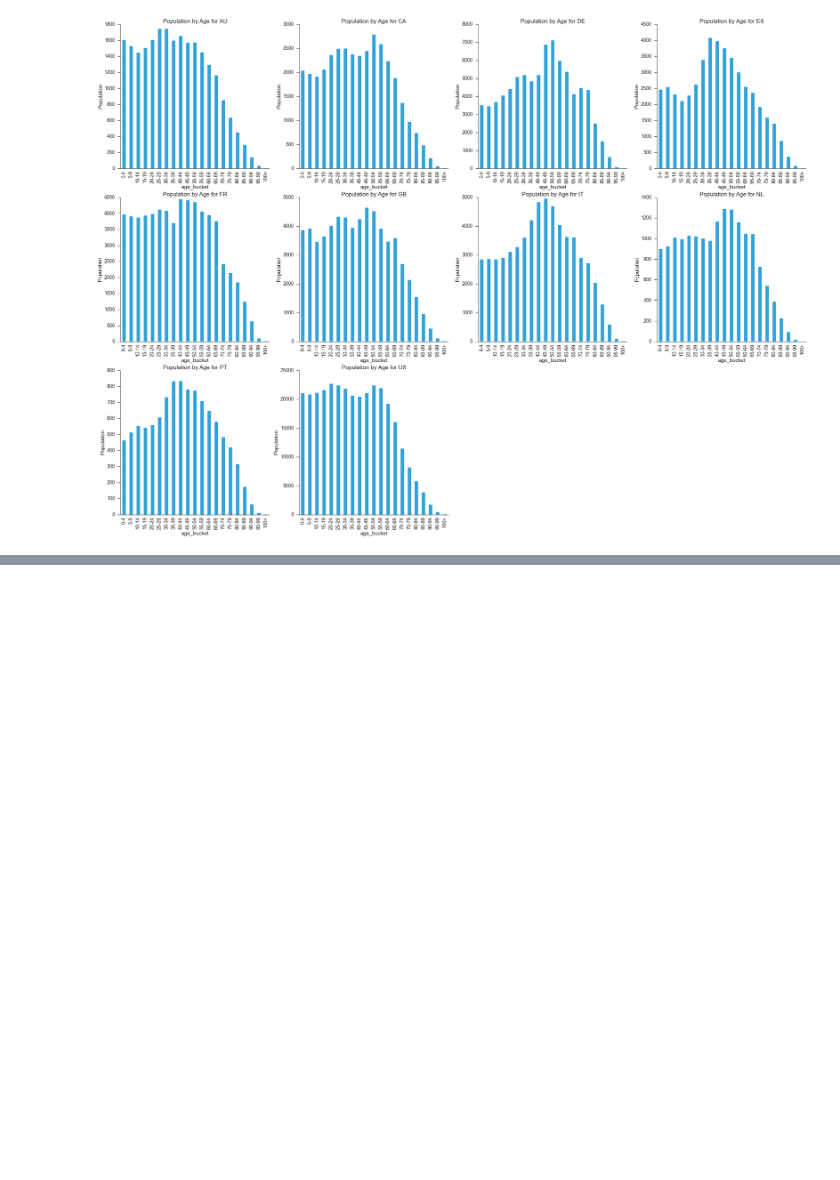
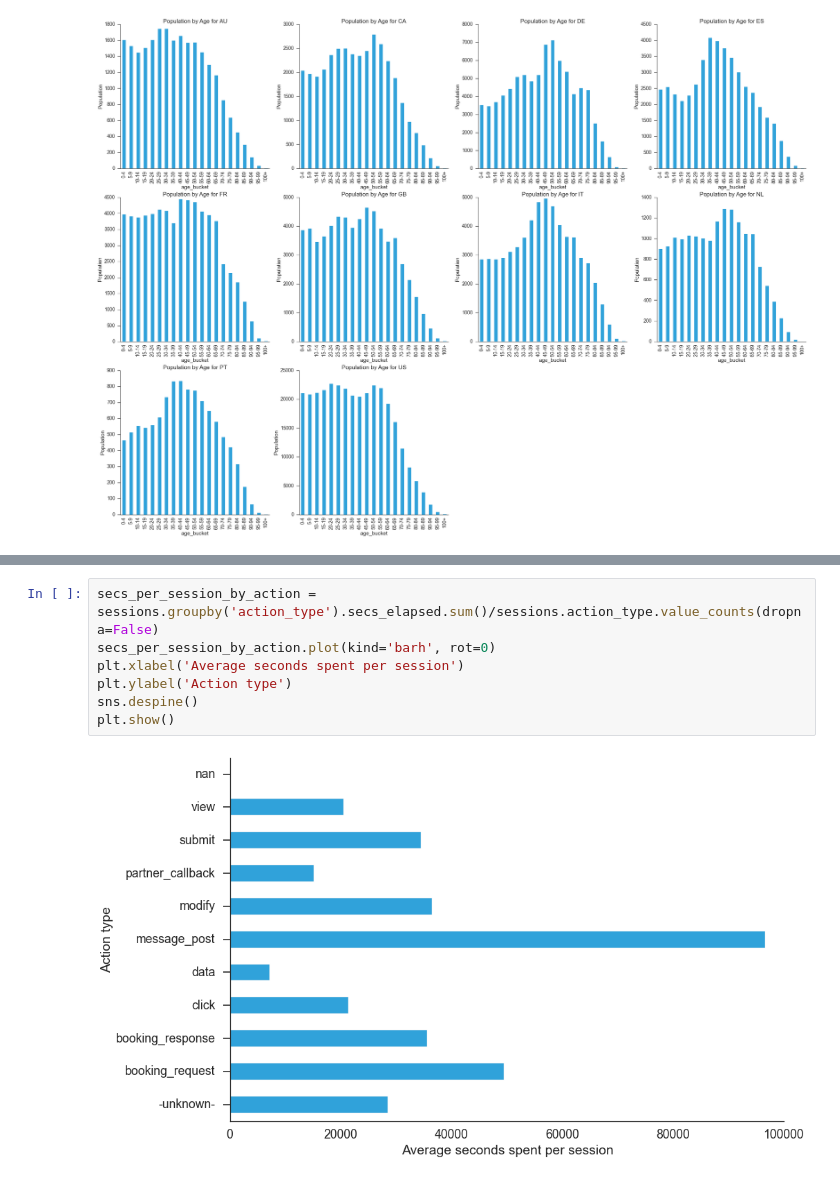
Before and after one commit to afcarl/Airbnb-New-User-Bookings, a Jupyter notebook: code/data_explorer.ipynb, the cells around one changed output, grey strips where cells are left out. Saved outputs shown, nothing was run; the diff lists cells and outputs as text; blank space fills up the shorter version.

```diff
--- a/code/data_explorer.ipynb
+++ b/code/data_explorer.ipynb
@@ -280,0 +312,9 @@ sns.despine()
+# %%
+secs_per_session_by_action = sessions.groupby('action_type').secs_elapsed.sum()/sessions.action_type.value_counts(dropna=False)
+secs_per_session_by_action.plot(kind='barh', rot=0)
+plt.xlabel('Average seconds spent per session')
+plt.ylabel('Action type')
+sns.despine()
+plt.show()
+# %% [output]
+[figure, added]
```
Also changed, not shown: parts of 14 cells of this notebook, 1 other file.
